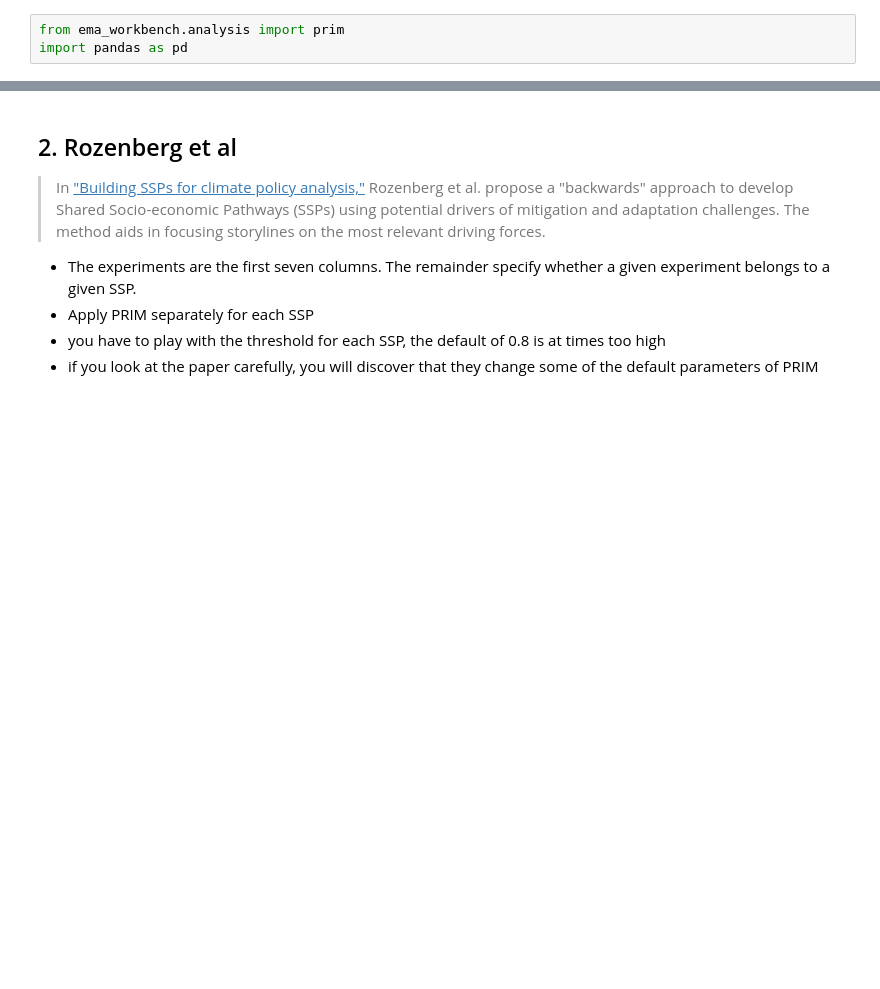
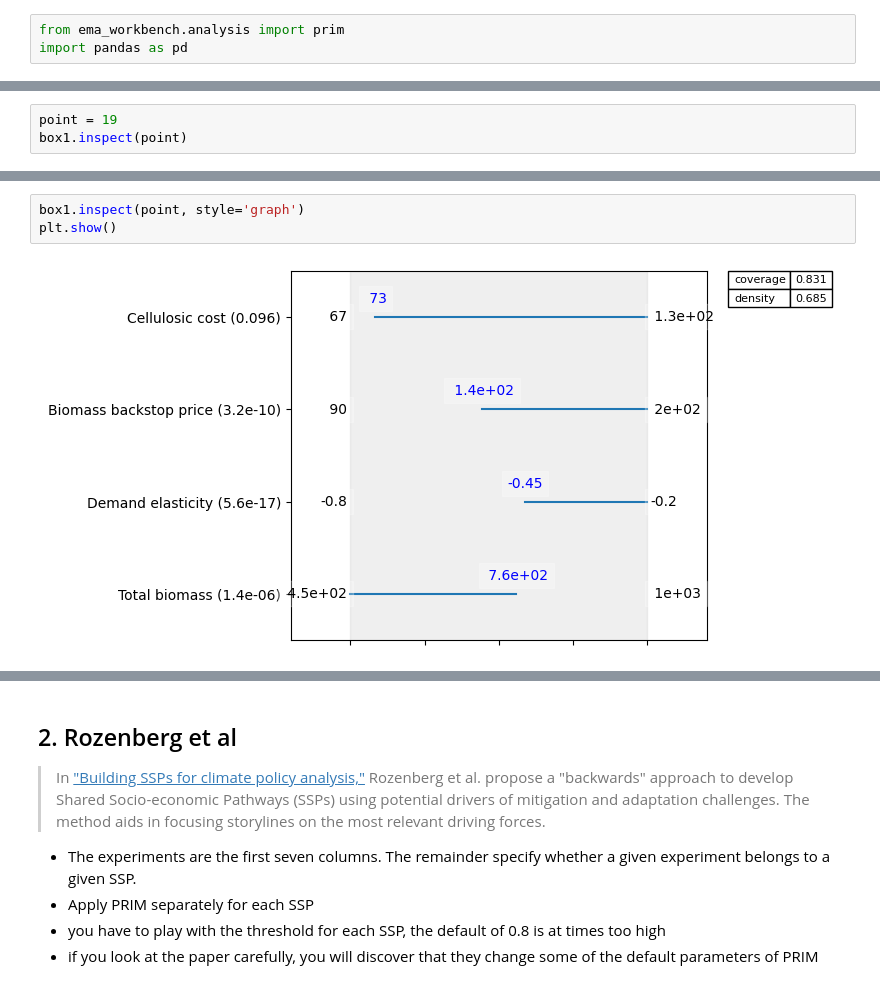
Before and after one commit to Thomas-4444/epa1361_open, a Jupyter notebook: Week 3-4 - vulnerability analysis/assignment 4 - scenario discovery.ipynb, the cells around one changed output, grey strips where cells are left out. Cells and saved outputs as stored; diff of their text form; blank space fills up the shorter version.

```diff
--- a/Week 3-4 - vulnerability analysis/assignment 4 - scenario discovery.ipynb
+++ b/Week 3-4 - vulnerability analysis/assignment 4 - scenario discovery.ipynb
@@ -23,0 +108,3 @@ import pandas as pd
+# %%
+point = 19
+box1.inspect(point)
@@ -23,0 +127,5 @@ import pandas as pd
+# %%
+box1.inspect(point, style='graph')
+plt.show()
+# %% [output]
+[figure, added]
```
Also changed, not shown: parts of 9 cells of this notebook, 6 other files.
